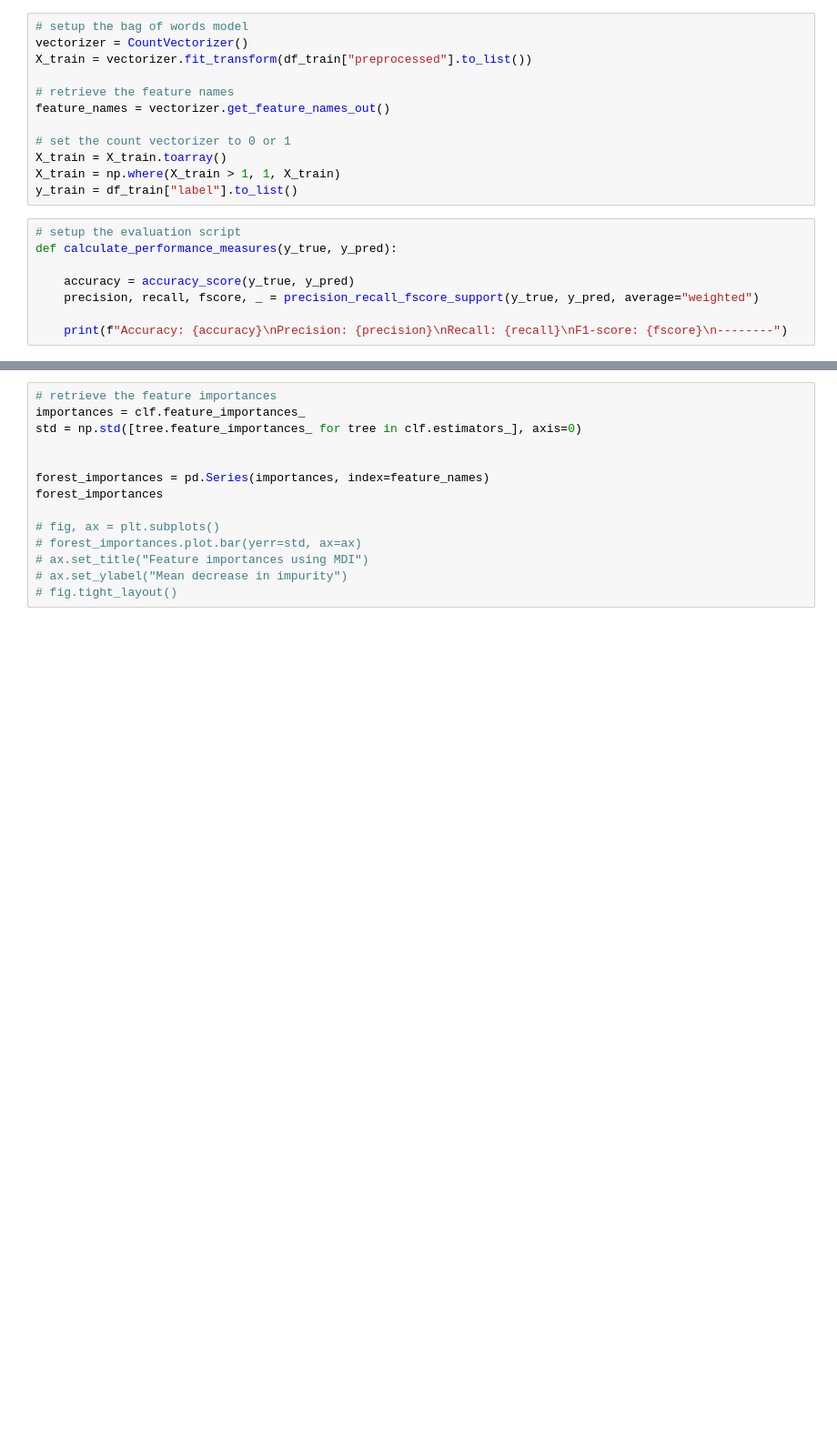
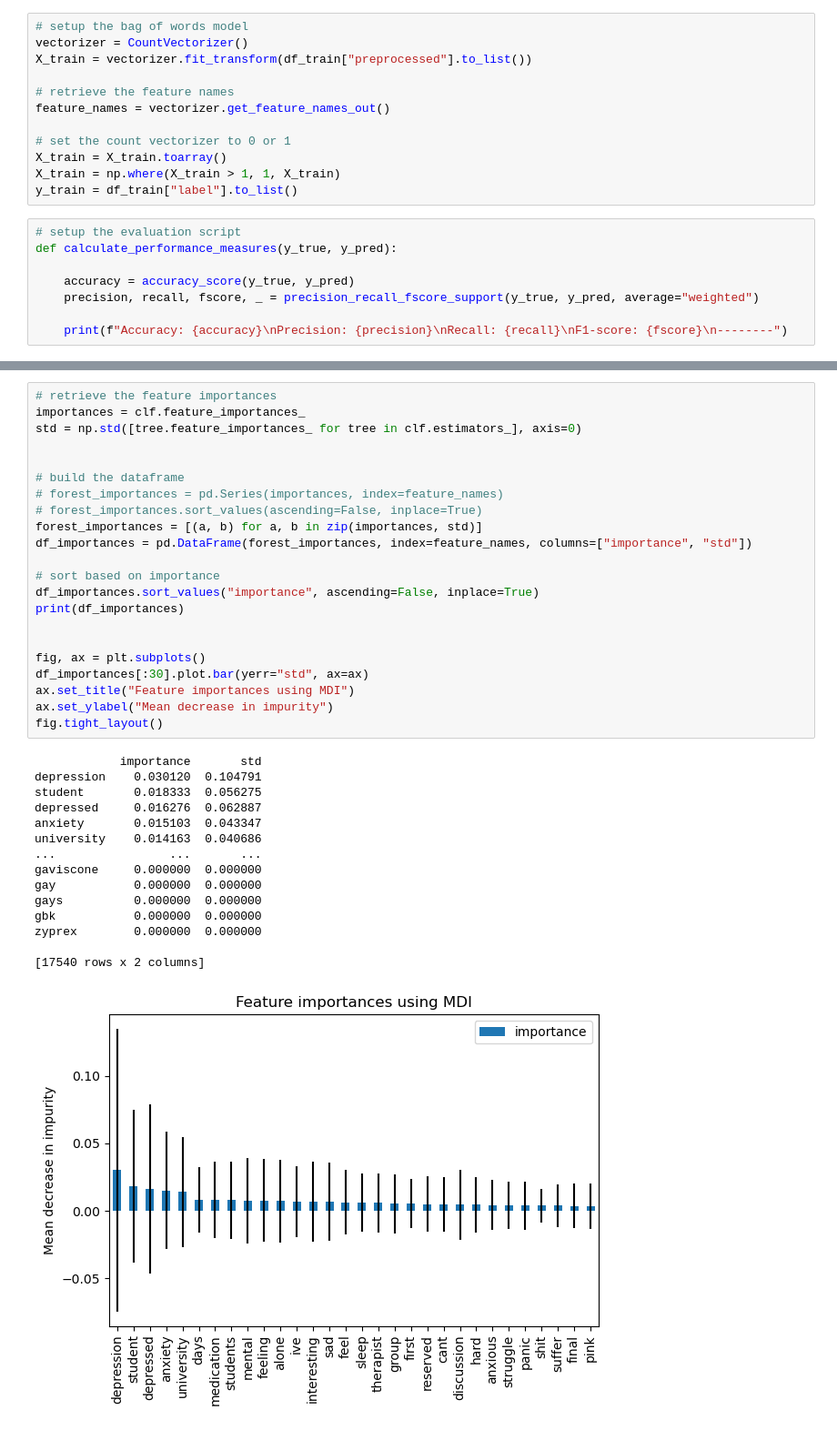
Before and after one commit to StanMey/Master_thesis_DVlog, a Jupyter notebook: notebooks/explAI_vlog_transcripts.ipynb, the cells around one changed output, grey strips where cells are left out. Shown at 91% size. Drawn from its saved outputs; the diff is of its cells as text; blank space fills up the shorter version.

```diff
--- a/notebooks/explAI_vlog_transcripts.ipynb
+++ b/notebooks/explAI_vlog_transcripts.ipynb
@@ -131,14 +151,38 @@ F1-score: 0.9965397923875432
 # %%
 # retrieve the feature importances
 importances = clf.feature_importances_
 std = np.std([tree.feature_importances_ for tree in clf.estimators_], axis=0)
 
 
-forest_importances = pd.Series(importances, index=feature_names)
-forest_importances
+# build the dataframe
+# forest_importances = pd.Series(importances, index=feature_names)
+# forest_importances.sort_values(ascending=False, inplace=True)
+forest_importances = [(a, b) for a, b in zip(importances, std)]
+df_importances = pd.DataFrame(forest_importances, index=feature_names, columns=["importance", "std"])
 
-# fig, ax = plt.subplots()
-# forest_importances.plot.bar(yerr=std, ax=ax)
-# ax.set_title("Feature importances using MDI")
-# ax.set_ylabel("Mean decrease in impurity")
-# fig.tight_layout()
+# sort based on importance
+df_importances.sort_values("importance", ascending=False, inplace=True)
+print(df_importances)
+
+
+fig, ax = plt.subplots()
+df_importances[:30].plot.bar(yerr="std", ax=ax)
+ax.set_title("Feature importances using MDI")
+ax.set_ylabel("Mean decrease in impurity")
+fig.tight_layout()
+# %% [output]
+            importance       std
+depression    0.030120  0.104791
+student       0.018333  0.056275
+depressed     0.016276  0.062887
+anxiety       0.015103  0.043347
+university    0.014163  0.040686
+...                ...       ...
+gaviscone     0.000000  0.000000
+gay           0.000000  0.000000
+gays          0.000000  0.000000
+gbk           0.000000  0.000000
+zyprex        0.000000  0.000000
+
+[17540 rows x 2 columns]
+[figure, added]
```
Also changed, not shown: parts of 9 cells of this notebook.
